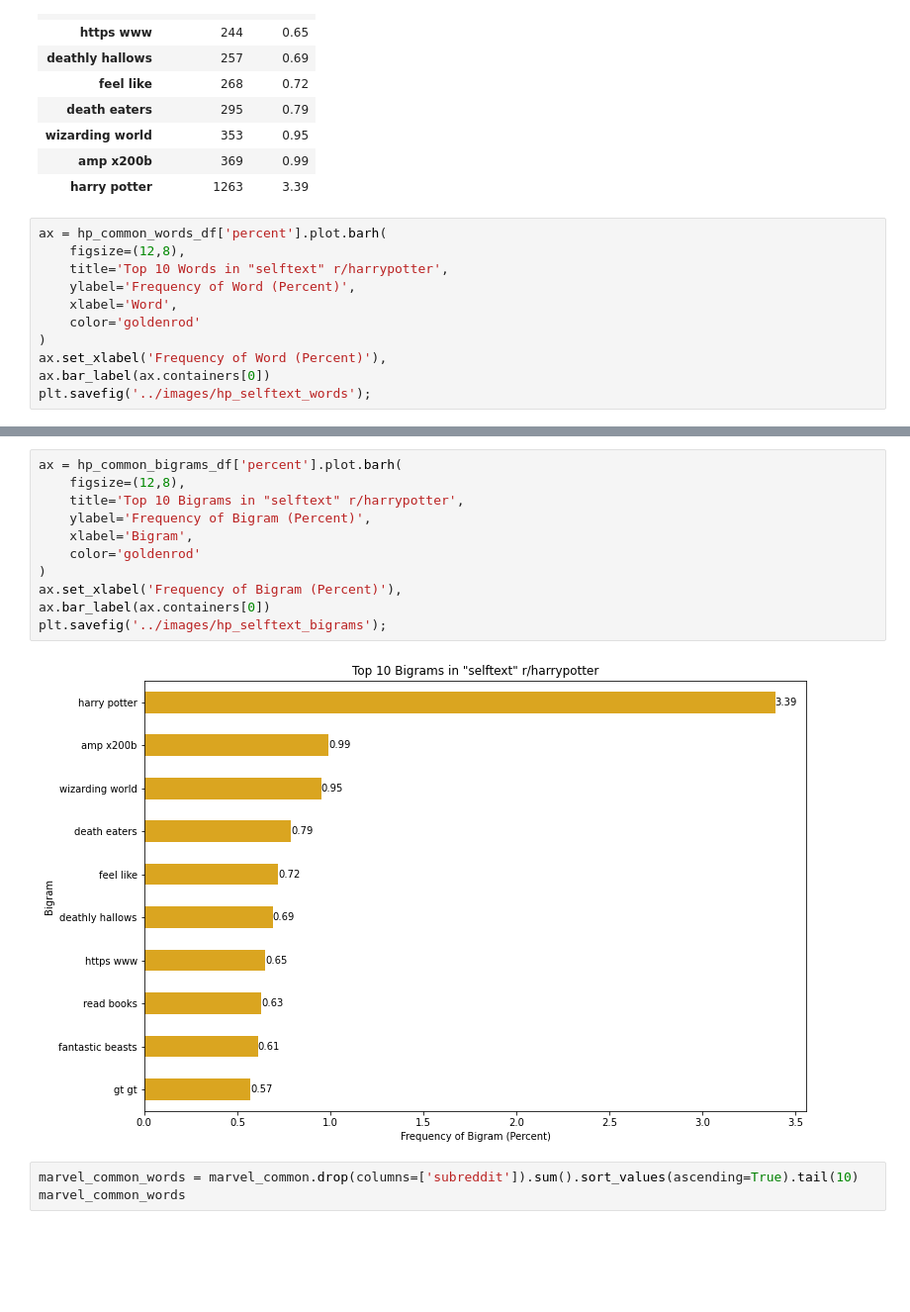
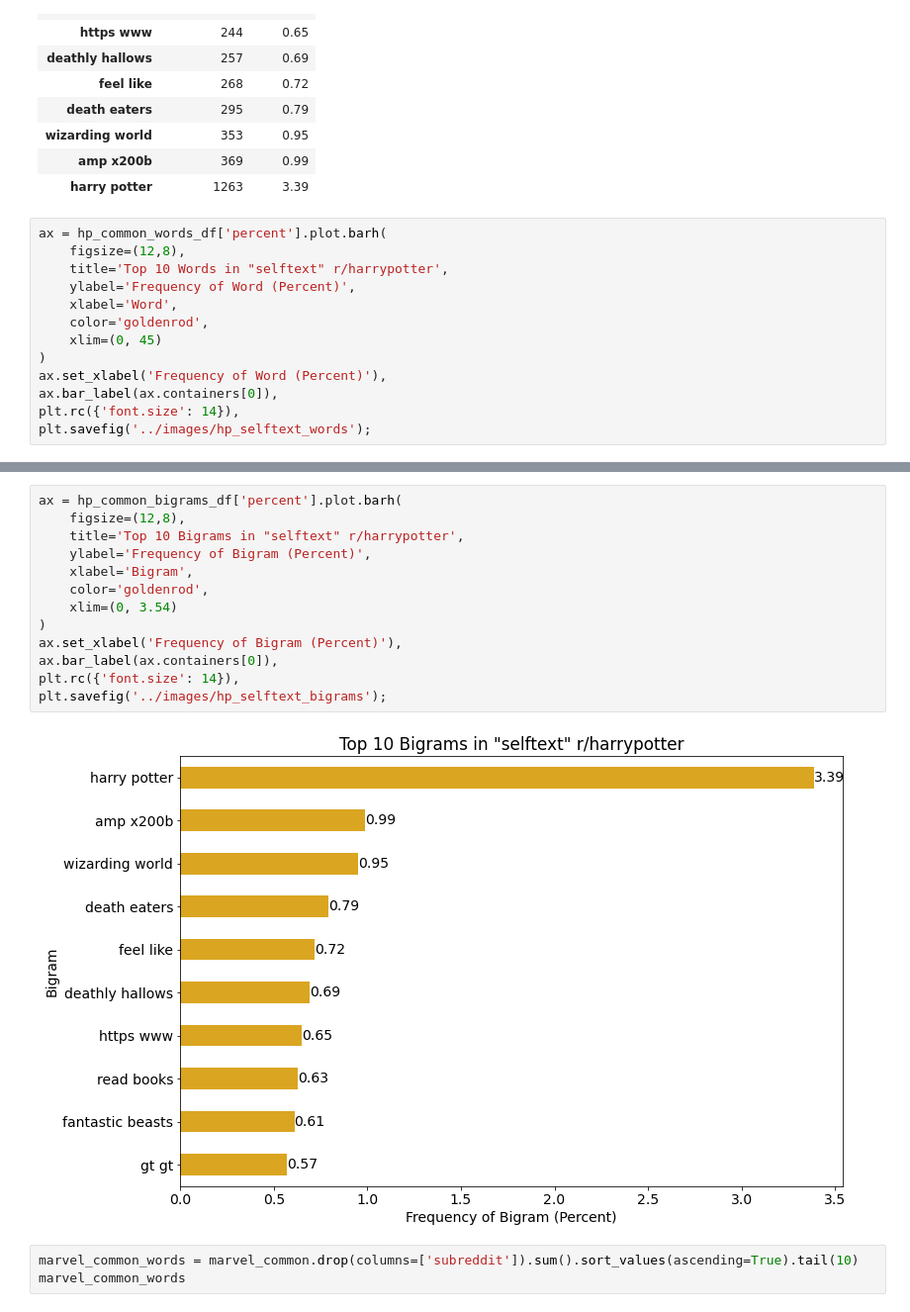
Before and after one commit to jpetersen626/reddit_classification_nlp, a Jupyter notebook: code/02_EDA.ipynb, the cells around one changed output, grey strips where cells are left out. Shown at 99% size. Saved outputs shown, nothing was run; the diff lists cells and outputs as text; blank space fills up the shorter version.

```diff
--- a/code/02_EDA.ipynb
+++ b/code/02_EDA.ipynb
@@ -459,9 +469,11 @@ ax = hp_common_words_df['percent'].plot.barh(
     title='Top 10 Words in "selftext" r/harrypotter',
     ylabel='Frequency of Word (Percent)',
     xlabel='Word',
-    color='goldenrod'
+    color='goldenrod',
+    xlim=(0, 45)
 )
 ax.set_xlabel('Frequency of Word (Percent)'),
-ax.bar_label(ax.containers[0])
+ax.bar_label(ax.containers[0]),
+plt.rc({'font.size': 14}),
 plt.savefig('../images/hp_selftext_words');
 # %% [output]
@@ -469,16 +481,18 @@ plt.savefig('../images/hp_selftext_words');
 # %%
 ax = hp_common_bigrams_df['percent'].plot.barh(
     figsize=(12,8),
     title='Top 10 Bigrams in "selftext" r/harrypotter',
     ylabel='Frequency of Bigram (Percent)',
     xlabel='Bigram',
-    color='goldenrod'
+    color='goldenrod',
+    xlim=(0, 3.54)
 )
 ax.set_xlabel('Frequency of Bigram (Percent)'),
-ax.bar_label(ax.containers[0])
+ax.bar_label(ax.containers[0]),
+plt.rc({'font.size': 14}),
 plt.savefig('../images/hp_selftext_bigrams');
 # %% [output]
-[figure, old version]
+[figure, new version]
 # %%
 marvel_common_words = marvel_common.drop(columns=['subreddit']).sum().sort_values(ascending=True).tail(10)
 marvel_common_words
```
Also changed, not shown: parts of 10 cells of this notebook, 13 other files.
